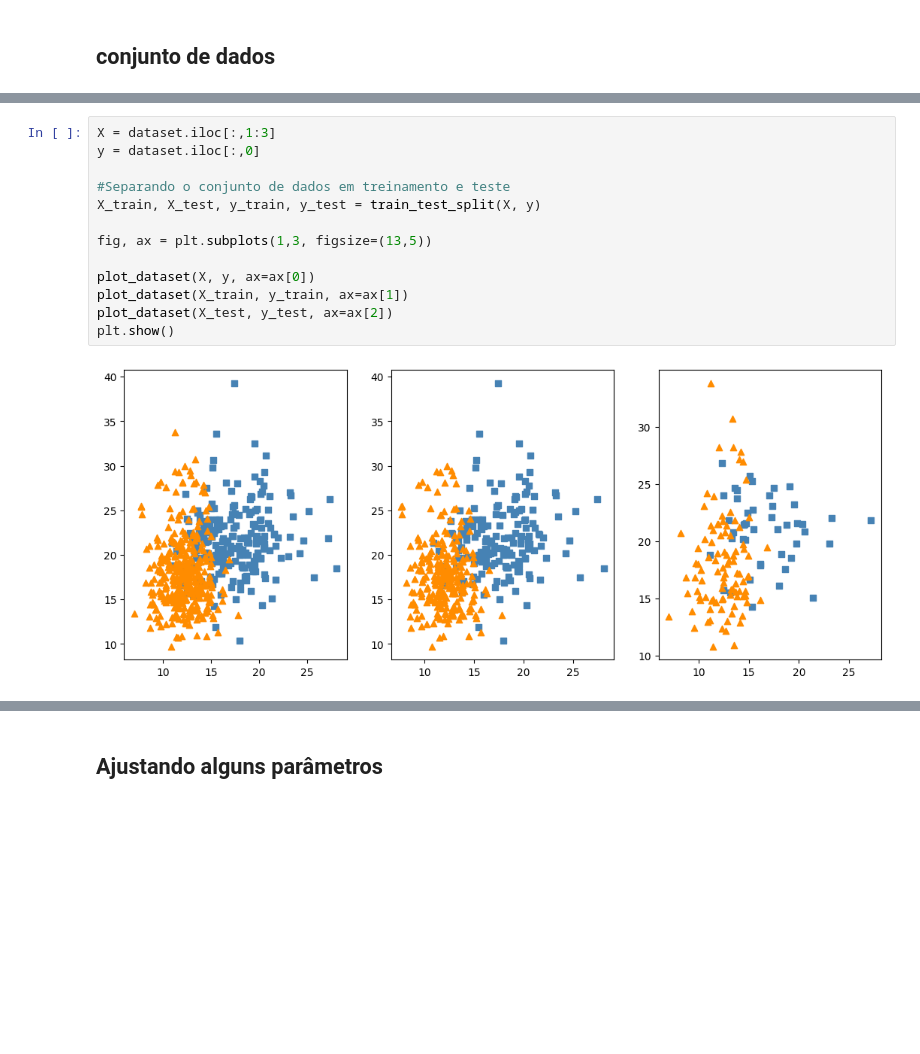
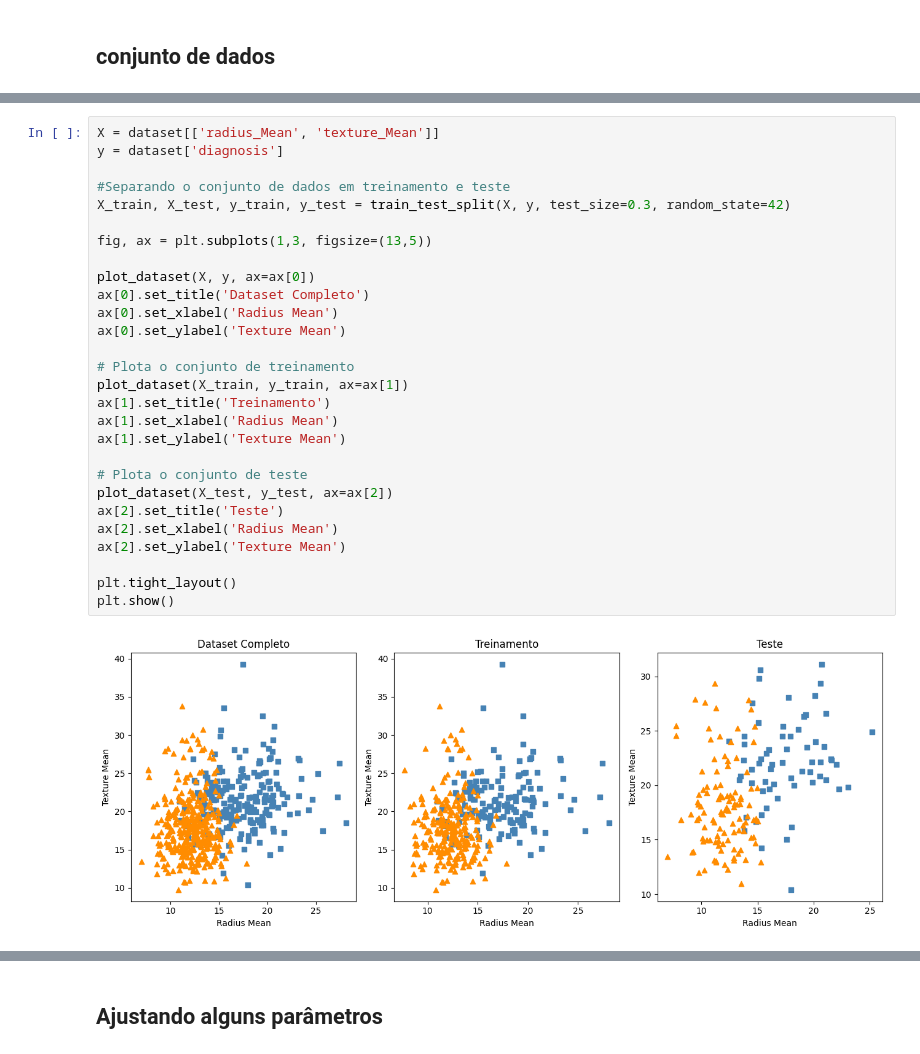
Before and after one commit to johnattandouglas/monitoria-ml, a Jupyter notebook: AM I/08 - svm.ipynb, the cells around one changed output, grey strips where cells are left out. Drawn from its saved outputs; the diff is of its cells as text; blank space fills up the shorter version.

```diff
--- a/AM I/08 - svm.ipynb
+++ b/AM I/08 - svm.ipynb
@@ -116,18 +141,33 @@ dataset.head()
 # %%
-X = dataset.iloc[:,1:3]
-y = dataset.iloc[:,0]
+X = dataset[['radius_Mean', 'texture_Mean']]
+y = dataset['diagnosis']
 
 #Separando o conjunto de dados em treinamento e teste
-X_train, X_test, y_train, y_test = train_test_split(X, y)
+X_train, X_test, y_train, y_test = train_test_split(X, y, test_size=0.3, random_state=42)
 
 fig, ax = plt.subplots(1,3, figsize=(13,5))
 
 plot_dataset(X, y, ax=ax[0])
+ax[0].set_title('Dataset Completo')
+ax[0].set_xlabel('Radius Mean')
+ax[0].set_ylabel('Texture Mean')
+
+# Plota o conjunto de treinamento
 plot_dataset(X_train, y_train, ax=ax[1])
+ax[1].set_title('Treinamento')
+ax[1].set_xlabel('Radius Mean')
+ax[1].set_ylabel('Texture Mean')
+
+# Plota o conjunto de teste
 plot_dataset(X_test, y_test, ax=ax[2])
+ax[2].set_title('Teste')
+ax[2].set_xlabel('Radius Mean')
+ax[2].set_ylabel('Texture Mean')
+
+plt.tight_layout()
 plt.show()
 # %% [output]
-[figure, old version]
+[figure, new version]
 # %% [markdown]
 ## Treinamento do modelo
 
```
Also changed, not shown: parts of 15 cells of this notebook.
